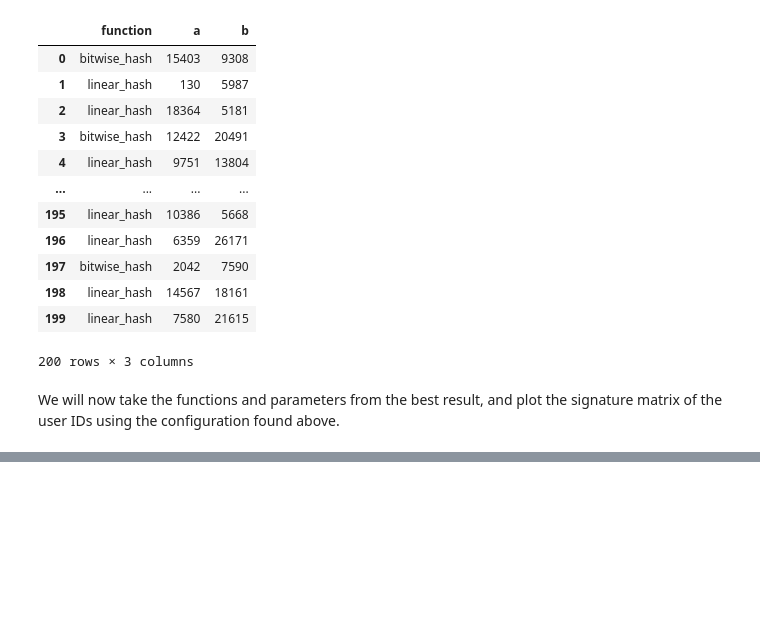
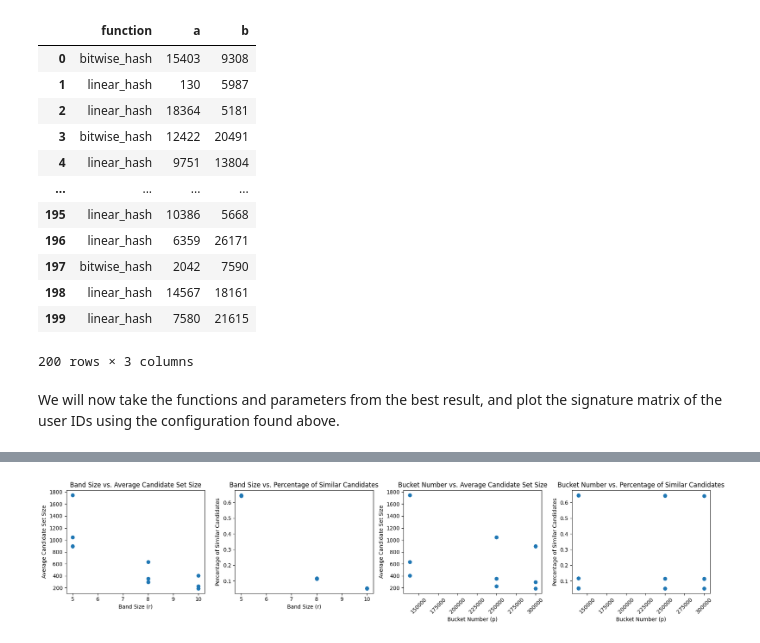
Before and after one commit to gmaurer08/ADM-HW4, a Jupyter notebook: main.ipynb, the cells around one changed output, grey strips where cells are left out. Cells and saved outputs as stored; diff of their text form; code cells hidden in the pictures; blank space fills up the shorter version.

```diff
--- a/main.ipynb
+++ b/main.ipynb
@@ -805,0 +999,34 @@ First 20 rows of the signature matrix:
+# %%
+# Create plots
+fig, axes = plt.subplots(1,4,figsize=(18,4))
+
+# Create scatter plot of band size r and average candidate set size
+axes[0].scatter(LSH_results_df['r'], LSH_results_df['avg_candidate_set_size'])
+axes[0].set_xlabel('Band Size (r)')
+axes[0].set_ylabel('Average Candidate Set Size')
+axes[0].set_title('Band Size vs. Average Candidate Set Size')
+
+# Create scatter plot of band size r and percentage of similar candidates
+axes[1].scatter(LSH_results_df['r'], LSH_results_df['percentage_similar_candidates'])
+axes[1].set_xlabel('Band Size (r)')
+axes[1].set_ylabel('Percentage of Similar Candidates')
+axes[1].set_title('Band Size vs. Percentage of Similar Candidates')
+
+# Create scatter plot of bucket number p and average candidate set size
+axes[2].scatter(LSH_results_df['p'], LSH_results_df['avg_candidate_set_size'])
+axes[2].set_xlabel('Bucket Number (p)')
+axes[2].set_ylabel('Average Candidate Set Size')
+axes[2].set_title('Bucket Number vs. Average Candidate Set Size')
+axes[2].tick_params(axis='x', labelrotation=45)
+
+# Create scatter plot of bucket number p and percentage of similar candidates
+axes[3].scatter(LSH_results_df['p'], LSH_results_df['percentage_similar_candidates'])
+axes[3].set_xlabel('Bucket Number (p)')
+axes[3].set_ylabel('Percentage of Similar Candidates')
+axes[3].set_title('Bucket Number vs. Percentage of Similar Candidates')
+axes[3].tick_params(axis='x', labelrotation=45)
+
+plt.tight_layout()
+plt.show()
+# %% [output]
+[figure, added]
```
Also changed, not shown: parts of 34 cells of this notebook, 3 other files.
